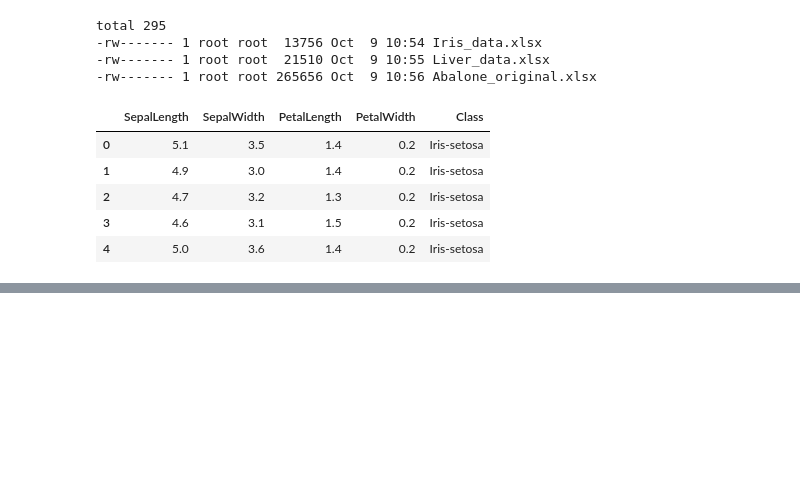
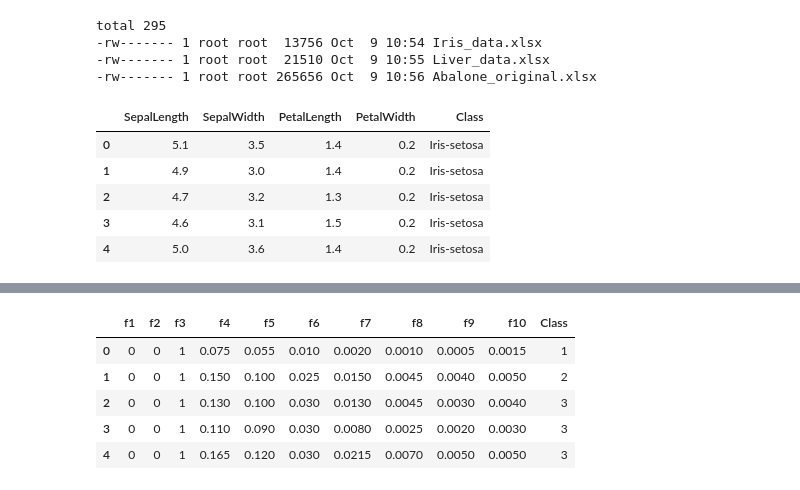
Before and after one commit to shin-hyunsoo/python, a Jupyter notebook: dss_dp_hw1_r0.ipynb, the cells around one changed output, grey strips where cells are left out. Saved outputs shown, nothing was run; the diff lists cells and outputs as text; code cells hidden in the pictures; blank space fills up the shorter version.

```diff
--- a/dss_dp_hw1_r0.ipynb
+++ b/dss_dp_hw1_r0.ipynb
@@ -197,0 +221,11 @@ NameError: ignored
+# %%
+df = pd.read_excel("/gdrive/My Drive/DATA/Abalone_original.xlsx")
+# %%
+df.head()
+# %% [output]
+|  | f1 | f2 | f3 | f4 | f5 | f6 | f7 | f8 | f9 | f10 | Class |
+| 0 | 0 | 0 | 1 | 0.075 | 0.055 | 0.010 | 0.0020 | 0.0010 | 0.0005 | 0.0015 | 1 |
+| 1 | 0 | 0 | 1 | 0.150 | 0.100 | 0.025 | 0.0150 | 0.0045 | 0.0040 | 0.0050 | 2 |
+| 2 | 0 | 0 | 1 | 0.130 | 0.100 | 0.030 | 0.0130 | 0.0045 | 0.0030 | 0.0040 | 3 |
+| 3 | 0 | 0 | 1 | 0.110 | 0.090 | 0.030 | 0.0080 | 0.0025 | 0.0020 | 0.0030 | 3 |
+| 4 | 0 | 0 | 1 | 0.165 | 0.120 | 0.030 | 0.0215 | 0.0070 | 0.0050 | 0.0050 | 3 |
```
Also changed, not shown: parts of 3 cells of this notebook.
